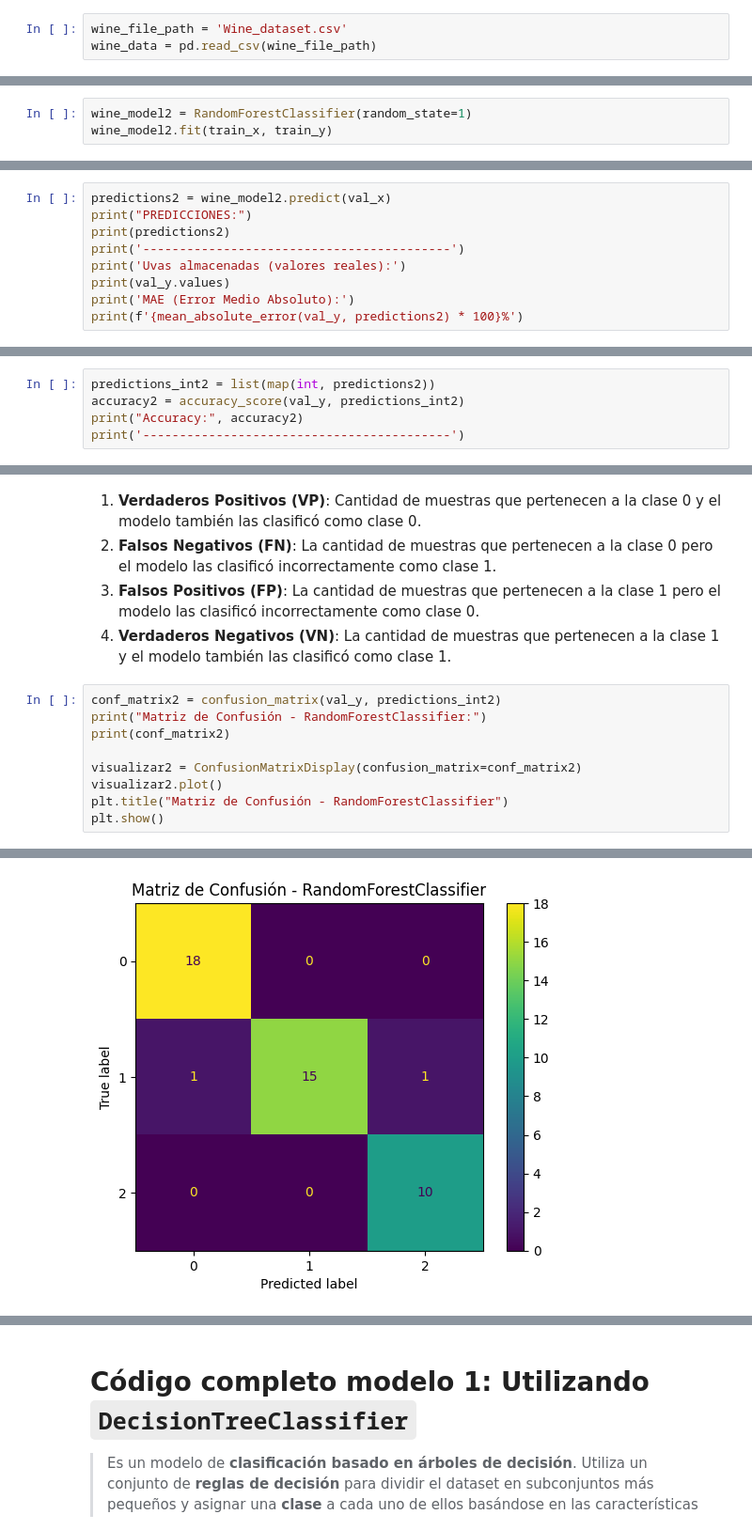
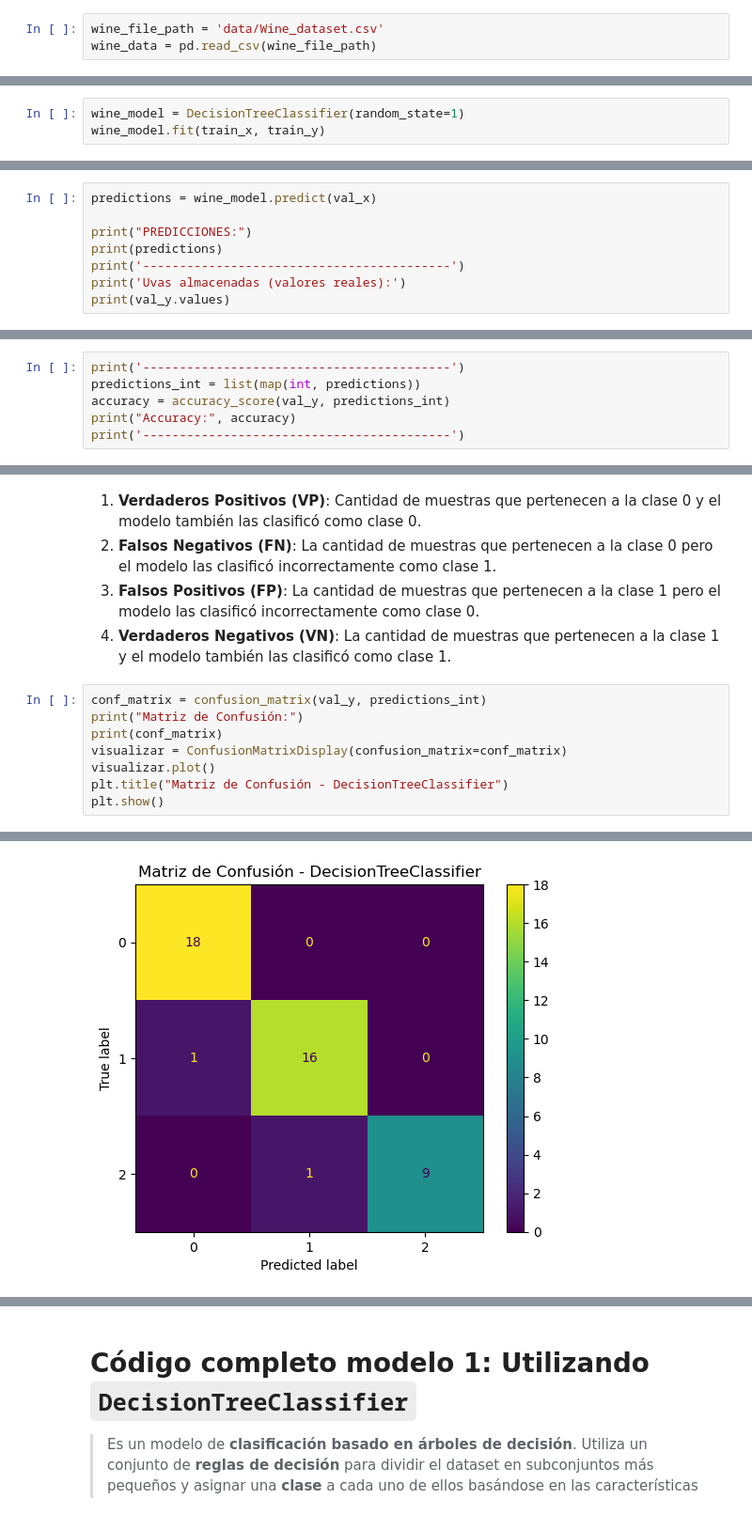
Before and after one commit to ikasle12345/RETO1, a Jupyter notebook: ModeloVino.ipynb, the cells around one changed output, grey strips where cells are left out. Shown: that part at 94% size. Drawn from its saved outputs; the diff is of its cells as text.

```diff
--- a/ModeloVino.ipynb
+++ b/ModeloVino.ipynb
@@ -68,7 +68,7 @@ from Biblioteca import EstadisticaDescriptiva  # Librería personalizada para an
 * Utilizamos el método **`pd.read_csv()`** de la librería [pandas](https://pandas.pydata.org/) para leer el contenido del fichero y almacenar los datos en la variable **`wine_data`**.
 * **`wine_data`** contendrá el **DataFrame** con todos los datos del archivo, listos para ser analizados y procesados.
 # %%
-wine_file_path = 'Wine_dataset.csv'
+wine_file_path = 'data/Wine_dataset.csv'
 wine_data = pd.read_csv(wine_file_path)
 # %% [markdown]
 ## Análisis Inicial de los Datos:
@@ -219,6 +218,6 @@ train_x, val_x, train_y, val_y = train_test_split(x, y, random_state= 1)
   - **`train_y`**: Valores objetivo (etiquetas) correspondientes.
 * El objetivo del entrenamiento es **ajustar el modelo** a los datos para que pueda realizar **predicciones precisas** sobre nuevos conjuntos de datos.
 # %%
-wine_model2 = RandomForestClassifier(random_state=1)
-wine_model2.fit(train_x, train_y)
+wine_model = DecisionTreeClassifier(random_state=1)
+wine_model.fit(train_x, train_y)
 # %% [output]
@@ -230,13 +228,12 @@ RandomForestClassifier(random_state=1)
 * Estas predicciones nos permiten evaluar el rendimiento del modelo y comprobar qué tan bien se ajusta a los datos no vistos.
 * Podemos compararlas con los valores reales para calcular métricas de evaluación como la **Accuracy** y el **Error Absoluto Medio (MAE)**.
 # %%
-predictions2 = wine_model2.predict(val_x)
+predictions = wine_model.predict(val_x)
+
 print("PREDICCIONES:")
-print(predictions2)
+print(predictions)
 print('------------------------------------------')
 print('Uvas almacenadas (valores reales):')
 print(val_y.values)
-print('MAE (Error Medio Absoluto):')
-print(f'{mean_absolute_error(val_y, predictions2) * 100}%')
 # %% [output]
 PREDICCIONES:
@@ -260,8 +272,9 @@ MAE (Error Medio Absoluto):
 La fórmula general utilizada para calcular la Accuracy es:
 **`Accuracy = Número de Predicciones Correctas / Total de Predicciones`**
 # %%
-predictions_int2 = list(map(int, predictions2))
-accuracy2 = accuracy_score(val_y, predictions_int2)
-print("Accuracy:", accuracy2)
 print('------------------------------------------')
+predictions_int = list(map(int, predictions))
+accuracy = accuracy_score(val_y, predictions_int)
+print("Accuracy:", accuracy)
+print('------------------------------------------')
 # %% [output]
@@ -323,12 +336,11 @@ Esta matriz se representa en forma de una tabla, donde:
 3. **Falsos Positivos (FP)**: La cantidad de muestras que pertenecen a la clase 1 pero el modelo las clasificó incorrectamente como clase 0.
 4. **Verdaderos Negativos (VN)**: La cantidad de muestras que pertenecen a la clase 1 y el modelo también las clasificó como clase 1.
 # %%
-conf_matrix2 = confusion_matrix(val_y, predictions_int2)
-print("Matriz de Confusión - RandomForestClassifier:")
-print(conf_matrix2)
-
-visualizar2 = ConfusionMatrixDisplay(confusion_matrix=conf_matrix2)
-visualizar2.plot()
-plt.title("Matriz de Confusión - RandomForestClassifier")
+conf_matrix = confusion_matrix(val_y, predictions_int)
+print("Matriz de Confusión:")
+print(conf_matrix)
+visualizar = ConfusionMatrixDisplay(confusion_matrix=conf_matrix)
+visualizar.plot()
+plt.title("Matriz de Confusión - DecisionTreeClassifier")
 plt.show()
 # %% [output]
@@ -339 +351 @@ Matriz de Confusión - RandomForestClassifier:
-[figure, old version]
+[figure, new version]
```
Also changed, not shown: parts of 20 cells of this notebook.
